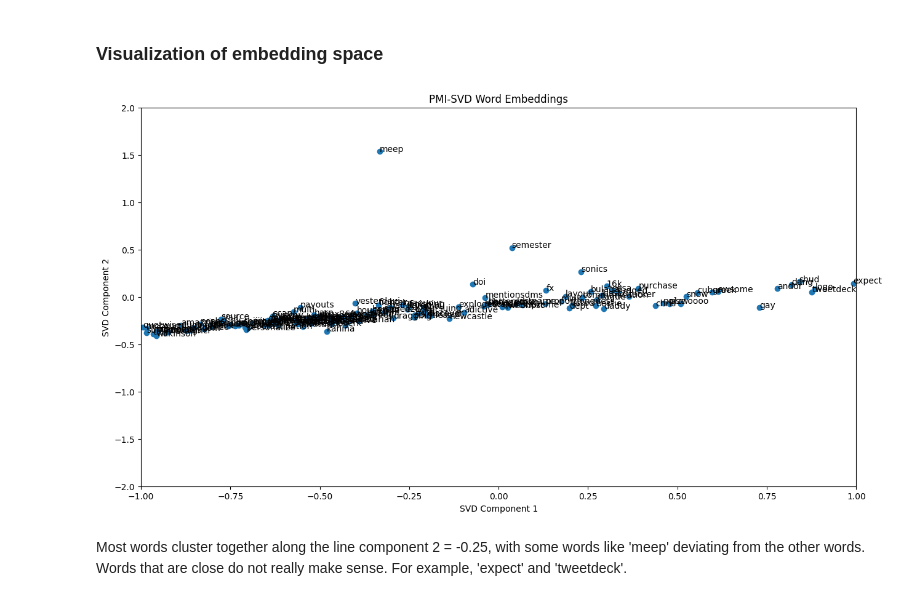
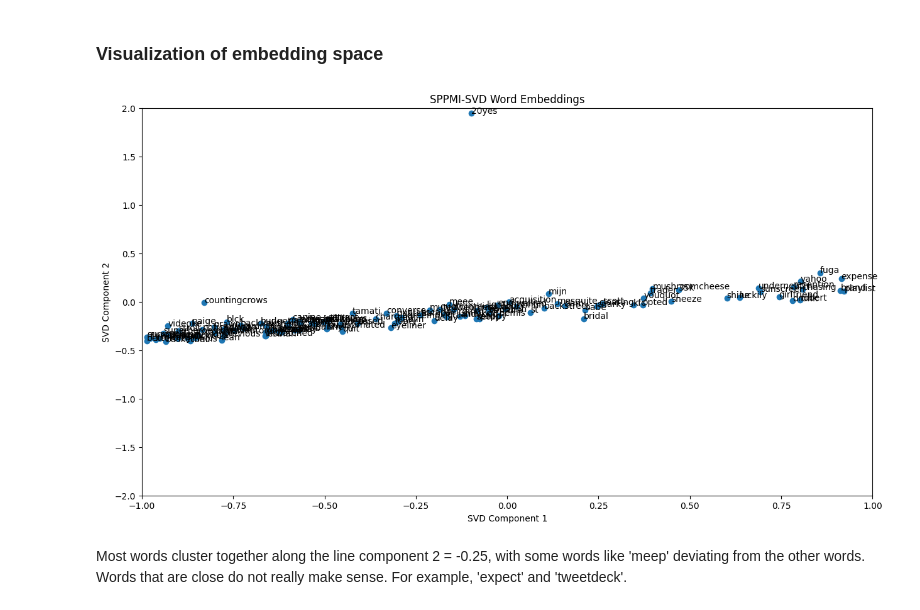
Before and after one commit to yjiahao/natural-language-processing, a Jupyter notebook: assignment_1_embeddings/sppmi-svd.ipynb, the cells around one changed output. Saved outputs shown, nothing was run; the diff lists cells and outputs as text; code cells hidden in the pictures.

Commit message:
replot sppmi-svd

```diff
--- a/assignment_1_embeddings/sppmi-svd.ipynb
+++ b/assignment_1_embeddings/sppmi-svd.ipynb
@@ -226,18 +226,18 @@ reduced_embeddings = pca.fit_transform(best_sppmi_embedding)
 # %%
 words = list(vocab.keys())[:200]
 
 plt.figure(figsize=(15, 8))
 plt.scatter(reduced_embeddings[:200, 0], reduced_embeddings[:200, 1])
 for i, word in enumerate(words):
     plt.annotate(word, (reduced_embeddings[i, 0], reduced_embeddings[i, 1]))
-plt.title("PMI-SVD Word Embeddings")
+plt.title("SPPMI-SVD Word Embeddings")
 plt.xlabel("SVD Component 1")
 plt.ylabel("SVD Component 2")
 plt.xlim(-1, 1)
 plt.ylim(-2, 2)
 plt.show()
 # %% [output]
-[figure, old version]
+[figure, new version]
 # %% [markdown]
 Most words cluster together along the line component 2 = -0.25, with some words like 'meep' deviating from the other words.
 Words that are close do not really make sense. For example, 'expect' and 'tweetdeck'.
```
Also changed, not shown: parts of 2 cells of this notebook.
